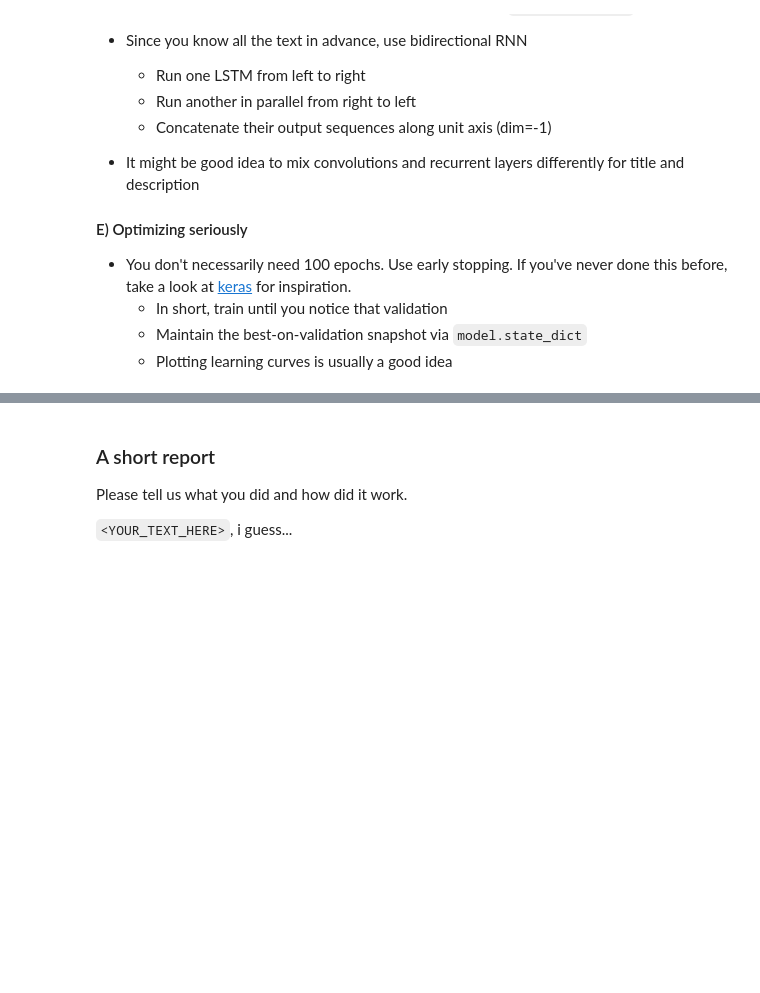
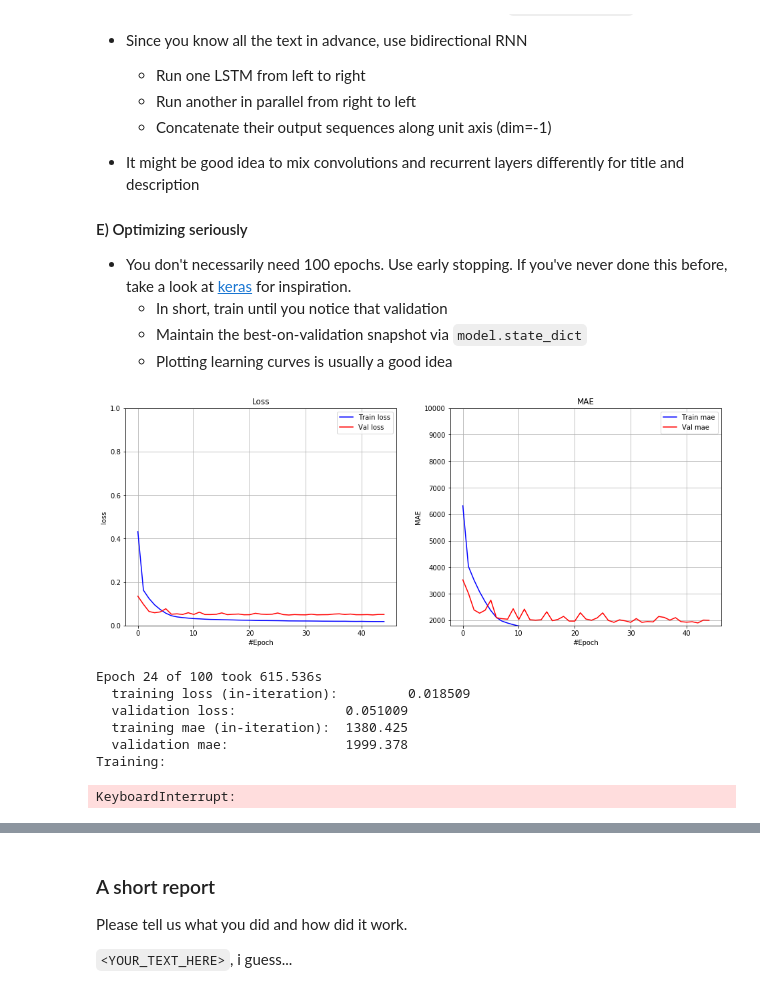
Before and after one commit to sampleskli18/Practical_DL, a Jupyter notebook: homework04/part1_salary_prediction.ipynb, the cells around one changed output, grey strips where cells are left out. Drawn from its saved outputs; the diff is of its cells as text; code cells hidden in the pictures; blank space fills up the shorter version.

```diff
--- a/homework04/part1_salary_prediction.ipynb
+++ b/homework04/part1_salary_prediction.ipynb
@@ -625,5 +625,5 @@ def iterate_minibatches(data, batch_size=32, max_len=None,
 # %%
-def train(model, opt, num_epochs, max_len, batch_size, batches_per_epoch):
+def train(model, opt, num_epochs, max_len, batch_size, batches_per_epoch, best_mae=1e5):
     for epoch_i in range(num_epochs):
         start_time = time.time()
         print("Training:")
@@ -678,8 +678,6 @@ def train(model, opt, num_epochs, max_len, batch_size, batches_per_epoch):
         val_loss_history.append(val_loss / val_batches)
         val_mae_history.append(val_mae / val_batches)
 
-
-
         display.clear_output(wait=True)
         #plt.figure(figsize=(8, 6))
         f, (ax1, ax2) = plt.subplots(1, 2, figsize=(16,6))
@@ -701,7 +699,7 @@ def train(model, opt, num_epochs, max_len, batch_size, batches_per_epoch):
         #ax2.plot(ewma(np.array(val_loss), span=10),'r',label='ewm val acc')
         ax2.legend(loc='best')
         ax2.grid()
-        ax2.set_ylim(2000, 10000)
+        ax2.set_ylim(1800, 10000)
 
         plt.show()
 
@@ -715,3 +713,15 @@ def train(model, opt, num_epochs, max_len, batch_size, batches_per_epoch):
 
         print("  training mae (in-iteration): \t{:.3f}".format(train_mae_history[-1]))
         print("  validation mae:\t\t{:.3f}".format(val_mae_history[-1]))
+
+        ## Save best epoch
+        if val_mae_history[-1] < best_mae:
+            best_mae = val_mae_history[-1]
+            best_epoch = epoch_i
+            BEST_EPOCH = best_epoch
+            with open ('best_val_state_dict.pt', 'wb') as f:
+                torch.save(model.state_dict(), f)
+
+        if epoch_i - best_epoch > 30:
+            print ("Best epoch:{0}, val MAE:{1}".format(best_epoch, best_mae))
+            return best_epoch
@@ -822,3 +788,18 @@ We've already learned that recurrent networks can do cool stuff in sequence mode
   * In short, train until you notice that validation
   * Maintain the best-on-validation snapshot via `model.state_dict`
   * Plotting learning curves is usually a good idea
+# %%
+num_epochs = 100
+max_len = 100
+batch_size = 512
+batches_per_epoch = None
+
+best_mae = float("inf")
+
+model = FullNetwork().cuda()
+opt = torch.optim.Adam(model.parameters(), lr=5e-3)
+
+train_loss_history = []
+val_loss_history = []
+train_mae_history = []
+val_mae_history = []
@@ -824,0 +808,11 @@ We've already learned that recurrent networks can do cool stuff in sequence mode
+# %%
+best_epoch = train(model, opt, num_epochs, max_len, batch_size, batches_per_epoch)
+# %% [output]
+[figure, added]
+Epoch 24 of 100 took 615.536s
+  training loss (in-iteration):         0.018509
+  validation loss:              0.051009
+  training mae (in-iteration):  1380.425
+  validation mae:               1999.378
+Training:
+KeyboardInterrupt:
```
Also changed, not shown: parts of 27 cells of this notebook, 1 other file.
